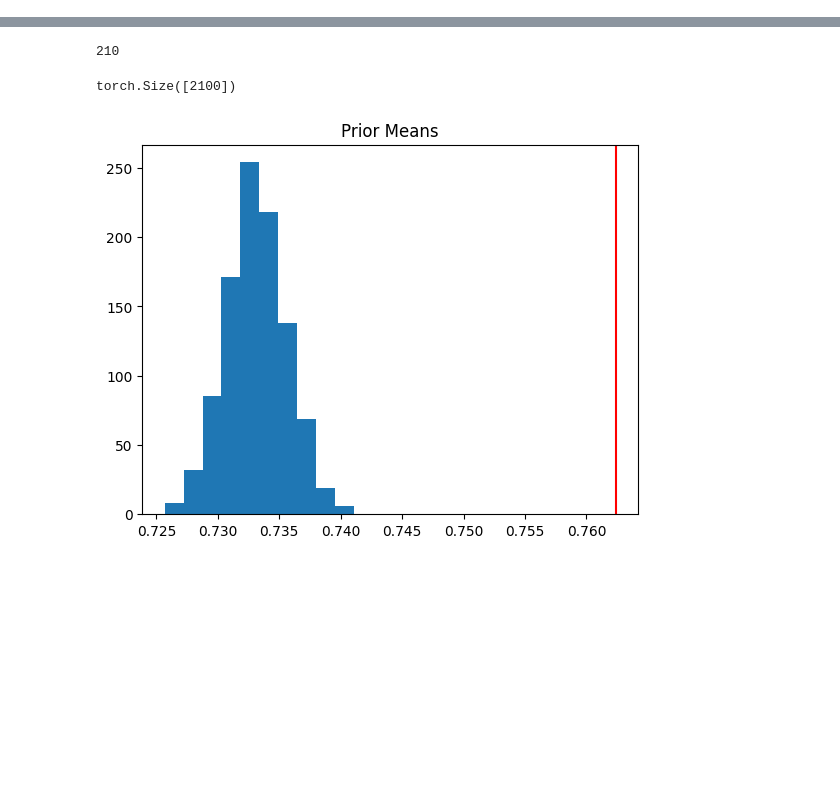
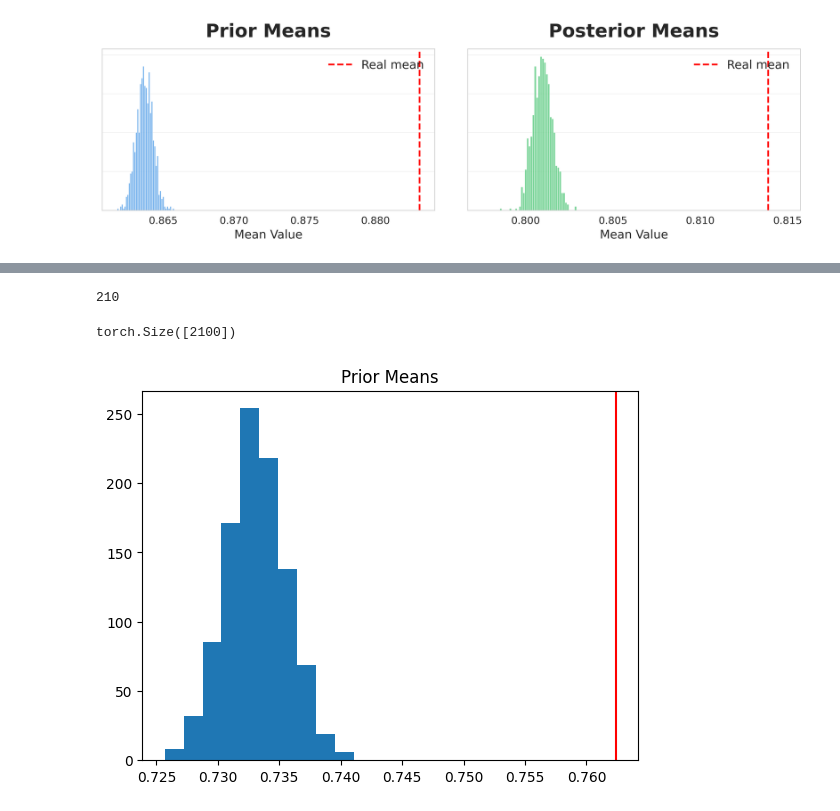
Before and after one commit to gapatron/REBECA, a Jupyter notebook: notebooks/classifier_test_scores.ipynb, the cells around one changed output, grey strips where cells are left out. Cells and saved outputs as stored; diff of their text form; code cells hidden in the pictures; blank space fills up the shorter version.

Commit message:
Update classifier test scores with selected model.

```diff
--- a/notebooks/classifier_test_scores.ipynb
+++ b/notebooks/classifier_test_scores.ipynb
@@ -46,0 +47,19 @@ ncf.score(U_test, E_test.to(torch.float32))
+# %%
+pipe_cfg = 5.0
+embcfg = 9.0
+seed = 42
+
+prefix = f"embcfg_{embcfg}_pipecfg_{pipe_cfg}_seed_{seed}"
+data_dir = f"../data/flickr/evaluation/diffusion_priors/models/samples/{prefix}"
+user_idx = range(210)
+
+prior_embeddings, posterior_embeddings = [], []
+for user_id in user_idx:
+    user_data = torch.load(f"{data_dir}/{prefix}_userid_{user_id}.data", weights_only=False)
+    prior_embeddings.append(user_data["prior_embeddings"])
+    posterior_embeddings.append(user_data["posterior_embeddings"])
+
+prior_embeddings = torch.cat(prior_embeddings)
+posterior_embeddings = torch.cat(posterior_embeddings)
+
+u_ids = torch.tensor([i//100 for i in range(prior_embeddings.shape[0])])
@@ -46,0 +95,66 @@ ncf.score(U_test, E_test.to(torch.float32))
+# %%
+import matplotlib.pyplot as plt
+import seaborn as sns
+import matplotlib as mpl
+from matplotlib.ticker import MaxNLocator, FormatStrFormatter
+
+# ---- CVPR-style aesthetics (keep yours) ----
+mpl.rcParams.update({
+    "font.family": "serif",
+    "font.size": 14,
+    "axes.labelsize": 14,
+    "axes.titlesize": 22,      # bigger titles like in your screenshot
+    "xtick.labelsize": 12,
+    "ytick.labelsize": 12,
+    "legend.fontsize": 14,
+    "axes.spines.right": False,
+    "axes.spines.top": False,
+    "figure.dpi": 300,
+    "savefig.transparent": True,
+})
+sns.set_style("whitegrid")
+
+fig, axes = plt.subplots(1, 2, figsize=(12, 4), sharey=True)
+
+# ---------- Prior ----------
+sns.histplot(perm_prior_means, bins=40, kde=False, color="#4C9BE8",
+             edgecolor="white", lw=0.4, ax=axes[0])
+axes[0].axvline(real_prior_avgs.mean(), color="red", ls="--", lw=2, label="Real mean")
+axes[0].set_title("Prior Means", weight="bold", pad=14)
+axes[0].set_xlabel("Mean Value")
+axes[0].set_ylabel("")
+axes[0].tick_params(axis="y", left=False, labelleft=False)
+axes[0].legend(frameon=False, loc="upper right")
+# Make ticks readable
+axes[0].xaxis.set_major_locator(MaxNLocator(nbins=5))
+axes[0].xaxis.set_major_formatter(FormatStrFormatter("%.3f"))
+
+# ---------- Posterior ----------
+sns.histplot(perm_posterior_means, bins=40, kde=False, color="#50C878",
+             edgecolor="white", lw=0.4, ax=axes[1])
+axes[1].axvline(real_posterior_avgs.mean(), color="red", ls="--", lw=2, label="Real mean")
+axes[1].set_title("Posterior Means", weight="bold", pad=14)
+axes[1].set_xlabel("Mean Value")
+axes[1].set_ylabel("")
+axes[1].tick_params(axis="y", left=False, labelleft=False)
+axes[1].legend(frameon=False, loc="upper right")
+
+# Fix the cramped ticks: fewer ticks + 3 decimals + a bit of padding
+lo = float(min(perm_posterior_means.min(), real_posterior_avgs.mean()))
+hi = float(max(perm_posterior_means.max(), real_posterior_avgs.mean()))
+pad = max(1e-4, 0.12 * (hi - lo))  # gentle padding if the range is tiny
+axes[1].set_xlim(lo - pad, hi + pad)
+axes[1].xaxis.set_major_locator(MaxNLocator(nbins=4))
+axes[1].xaxis.set_major_formatter(FormatStrFormatter("%.3f"))
+
+# Optional: horizontal grid only (cleaner)
+for ax in axes:
+    ax.grid(axis="x", visible=False)
+    ax.grid(axis="y", alpha=0.25)
+
+plt.tight_layout(w_pad=2.8)
+plt.savefig("prior_posterior_means_comparison.pdf", bbox_inches="tight")
+plt.savefig("prior_posterior_means_comparison.png", bbox_inches="tight", dpi=600)
+plt.show()
+# %% [output]
+[figure, added]
```
Also changed, not shown: parts of 3 cells of this notebook.
